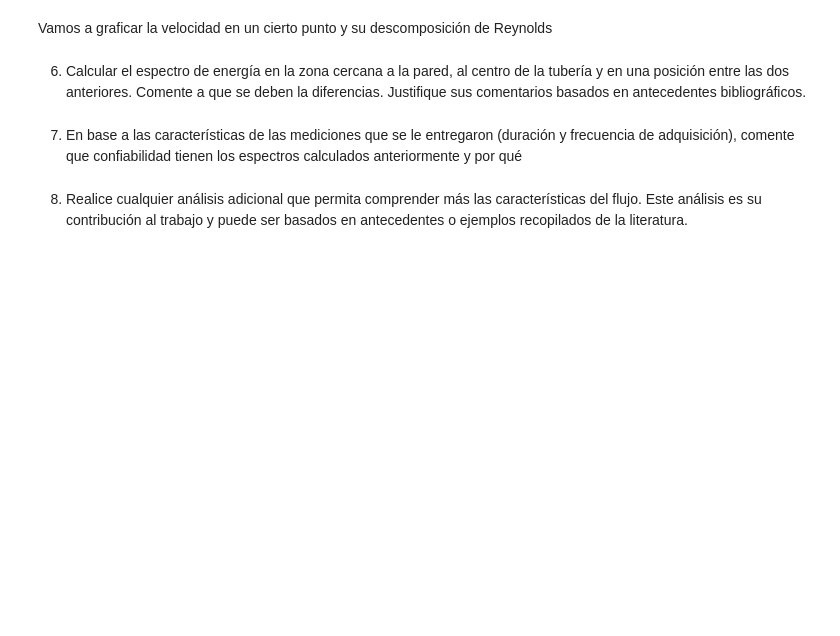
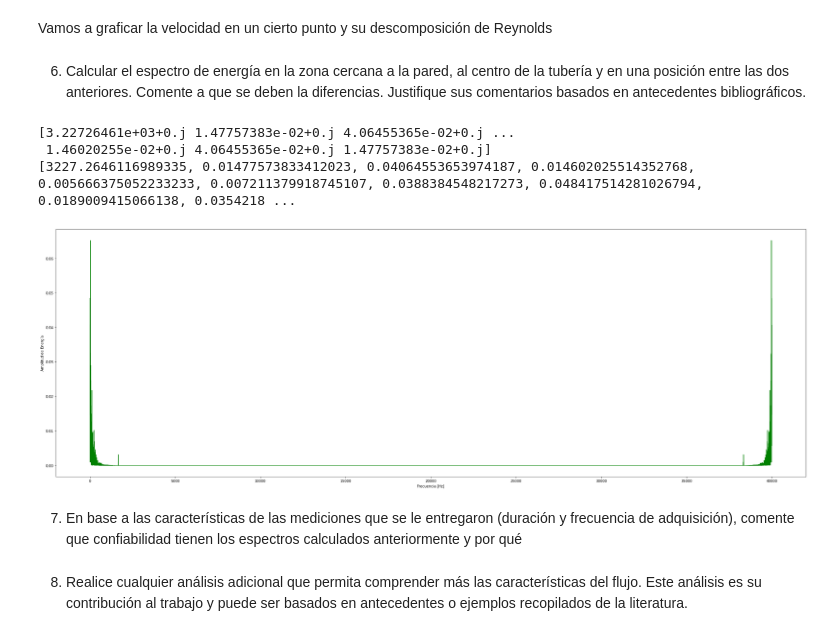
Before and after one commit to AlonsoEspinoza8/Proyecto-ICH1104, a Jupyter notebook: proyecto.ipynb, the cells around one changed output. Cells and saved outputs as stored; diff of their text form; code cells hidden in the pictures; blank space fills up the shorter version.

```diff
--- a/proyecto.ipynb
+++ b/proyecto.ipynb
@@ -19,6 +19,9 @@ agua = {"densidad": 998,  # kg/m3
         "viscocidad dinámica": 1 * (10 ** -3), # kg/(m * s)
         "viscocidad cinemática": 1.01 * (10 ** -6), # m2/s
         "diametro": 0.021} # m
+
+dt = 1/1949 # 1/frecuencia es el intervalo de tiempo de las fotos tomadas
+t = dt*np.arange(39999) # Tiempo en segundos del experimento
 # %% [markdown]
 Gráfico de los puntos del espacio
 # %%
@@ -333,6 +315,25 @@ Vamos a graficar la velocidad en un cierto punto y su descomposición de Reynold
 6) Calcular el espectro de energía en la zona cercana a la pared, al centro de la tubería y
 en una posición entre las dos anteriores. Comente a que se deben la diferencias.
 Justifique sus comentarios basados en antecedentes bibliográficos.
+# %%
+f = vel
+fhat = np.fft.fft(f, len(vel))
+psd = fhat * np.conj(fhat) / len(vel) # Amplitud
+freq = 1/dt * np.arange(len(vel)) # Frecuencia
+
+print(psd)
+print([a.real for a in psd])
+print([a.imag for a in psd])
+
+plt.plot([a.real for a in psd][1:], color="green")
+plt.xlabel("Frecuencia [Hz]")
+plt.ylabel("Amplitud de Energía")
+plt.show()
+# %% [output]
+[3.22726461e+03+0.j 1.47757383e-02+0.j 4.06455365e-02+0.j ...
+ 1.46020255e-02+0.j 4.06455365e-02+0.j 1.47757383e-02+0.j]
+[3227.2646116989335, 0.01477573833412023, 0.04064553653974187, 0.014602025514352768, 0.005666375052233233, 0.007211379918745107, 0.0388384548217273, 0.048417514281026794, 0.0189009415066138, 0.0354218 ...
+[figure, added]
 # %% [markdown]
 7) En base a las características de las mediciones que se le entregaron (duración y
 frecuencia de adquisición), comente que confiabilidad tienen los espectros calculados
```
Also changed, not shown: parts of 10 cells of this notebook, 1 other file.
